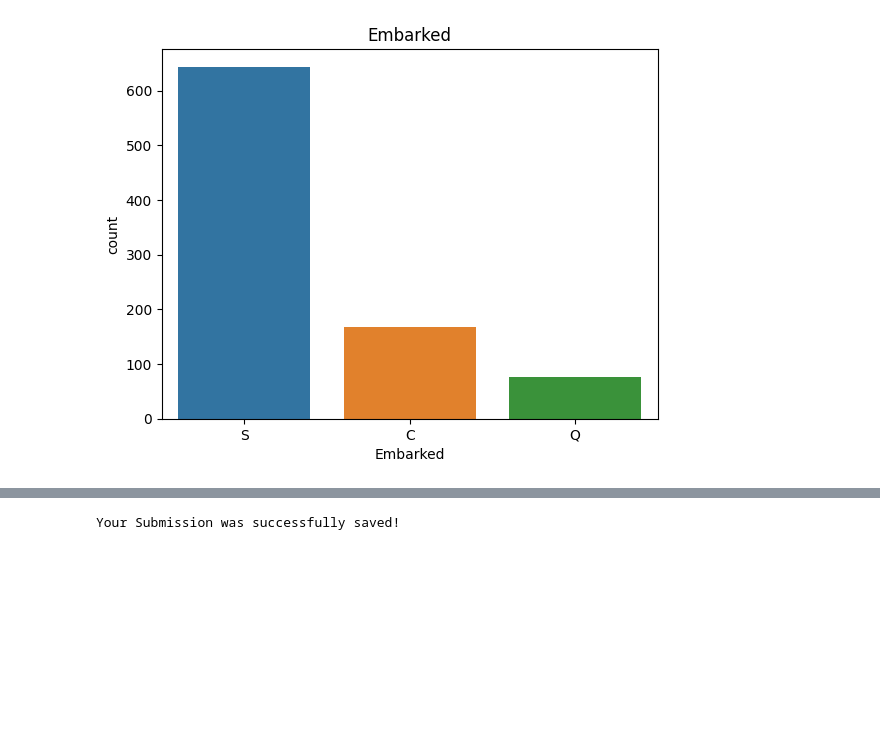
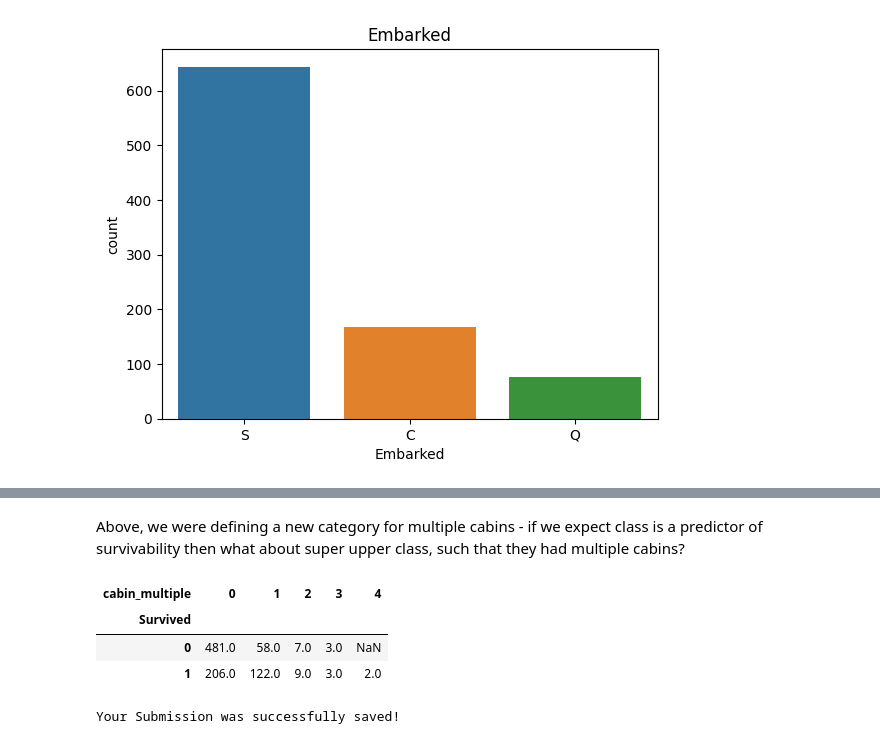
Before and after one commit to tjjdoherty/kaggle_notebooks, a Jupyter notebook: td-titanic-beginner-notebook.ipynb, the cells around one changed output, grey strips where cells are left out. Saved outputs shown, nothing was run; the diff lists cells and outputs as text; code cells hidden in the pictures; blank space fills up the shorter version.

```diff
--- a/td-titanic-beginner-notebook.ipynb
+++ b/td-titanic-beginner-notebook.ipynb
@@ -152,0 +175,5 @@ for i in df_cat.columns:
+# %%
+#example of Feature engineering - did a person have multiple cabins (super upper class??)
+df_cat.Cabin
+training['cabin_multiple'] = training.Cabin.apply(lambda x: 0 if pd.isna(x) else len(x.split(' ')))
+training['cabin_multiple'].value_counts()
@@ -153,3 +188,12 @@ for i in df_cat.columns:
+# %% [markdown]
+Above, we were defining a new category for multiple cabins - if we expect class is a predictor of survivability then what about super upper class, such that they had multiple cabins?
+# %%
+pd.pivot_table(training, index = 'Survived', columns = 'cabin_multiple', values= 'Ticket', aggfunc = 'count')
+# %% [output]
+| cabin_multiple | 0 | 1 | 2 | 3 | 4 |
+| Survived |  |  |  |  |  |
+| 0 | 481.0 | 58.0 | 7.0 | 3.0 | NaN |
+| 1 | 206.0 | 122.0 | 9.0 | 3.0 | 2.0 |
 # %%
 from sklearn.ensemble import RandomForestClassifier
 
```
Also changed, not shown: parts of 2 cells of this notebook.
